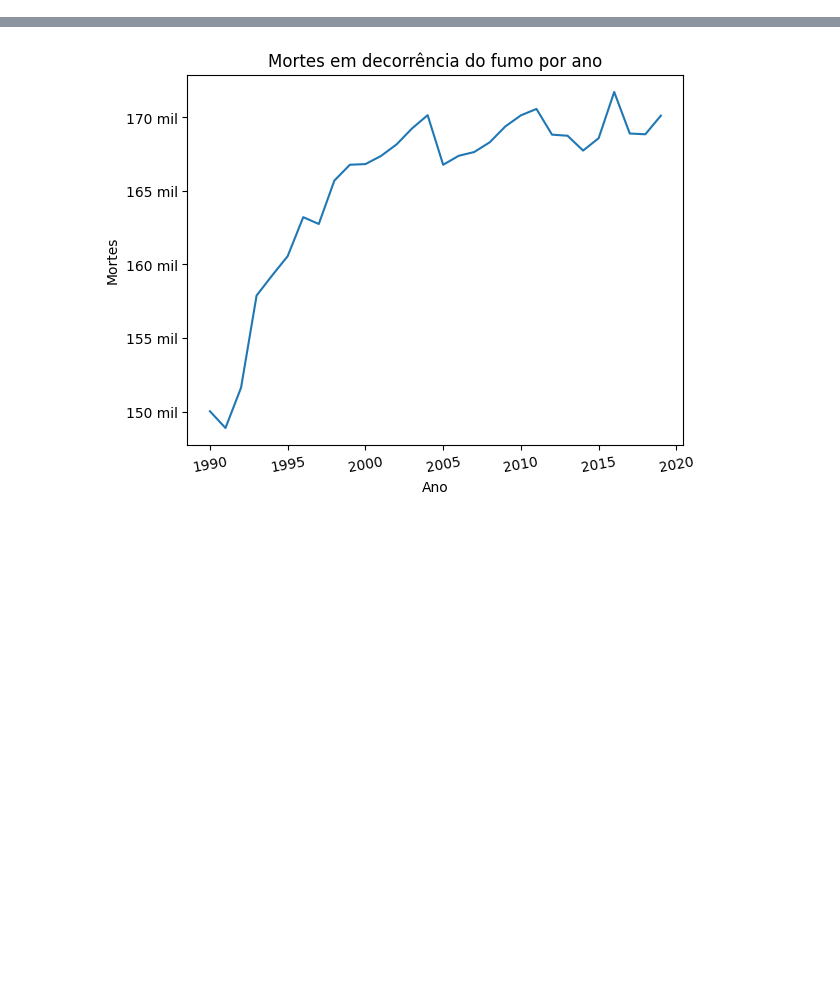
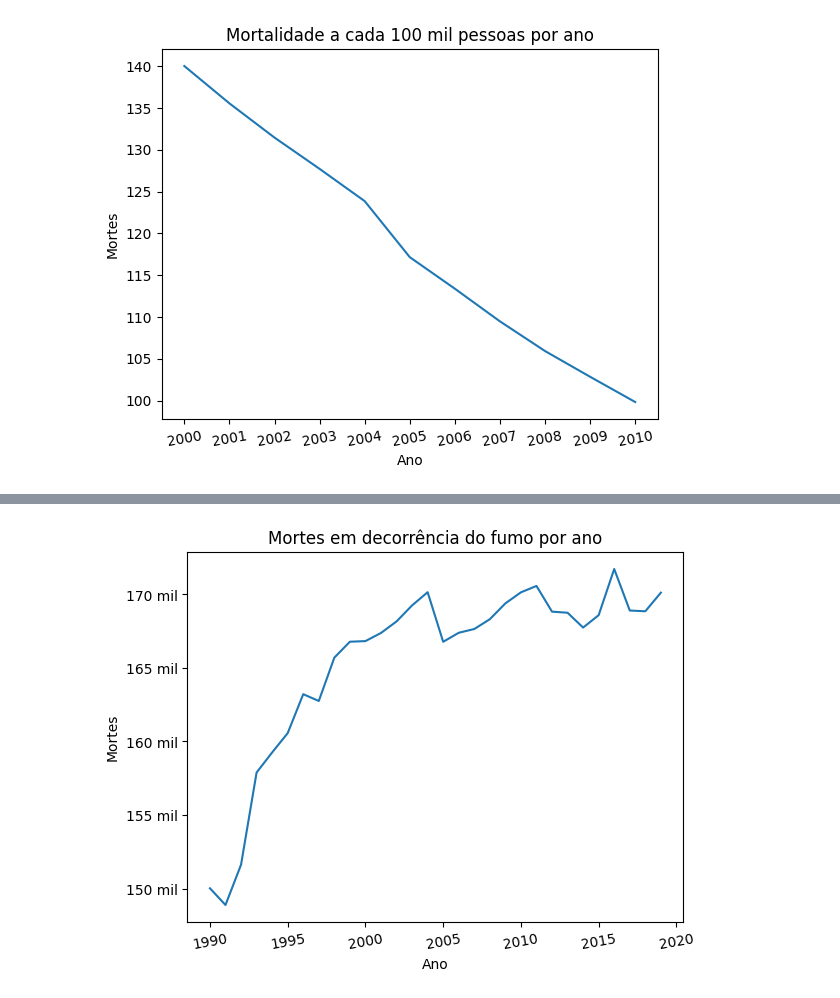
Before and after one commit to namespaiva/projeto-integrador-4, a Jupyter notebook: pi-4.ipynb, the cells around one changed output, grey strips where cells are left out. Saved outputs shown, nothing was run; the diff lists cells and outputs as text; code cells hidden in the pictures; blank space fills up the shorter version.

```diff
--- a/pi-4.ipynb
+++ b/pi-4.ipynb
@@ -50,0 +110,11 @@ df.head()
+# %%
+df2000 = df[(df['Ano'] >= 2000) & (df['Ano'] < 2011)]
+ax = sns.lineplot(data=df2000, x='Ano', y='Mortalidade')
+plt.xlabel('Ano')
+plt.ylabel('Mortes')
+plt.title('Mortalidade a cada 100 mil pessoas por ano')
+plt.xticks(range(2000, 2011), rotation=10)
+
+plt.show()
+# %% [output]
+[figure, added]
```
Also changed, not shown: parts of 15 cells of this notebook.
